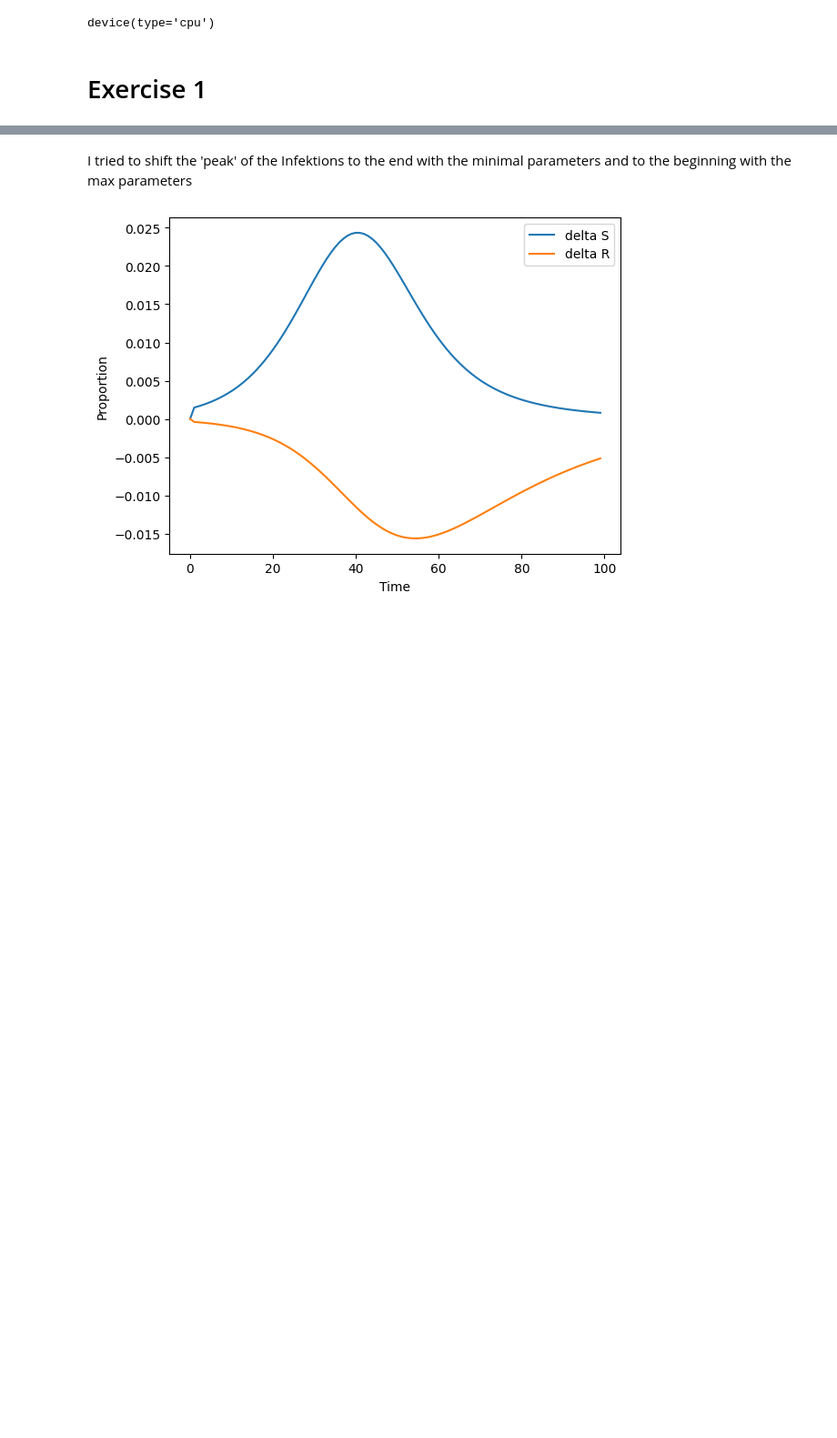
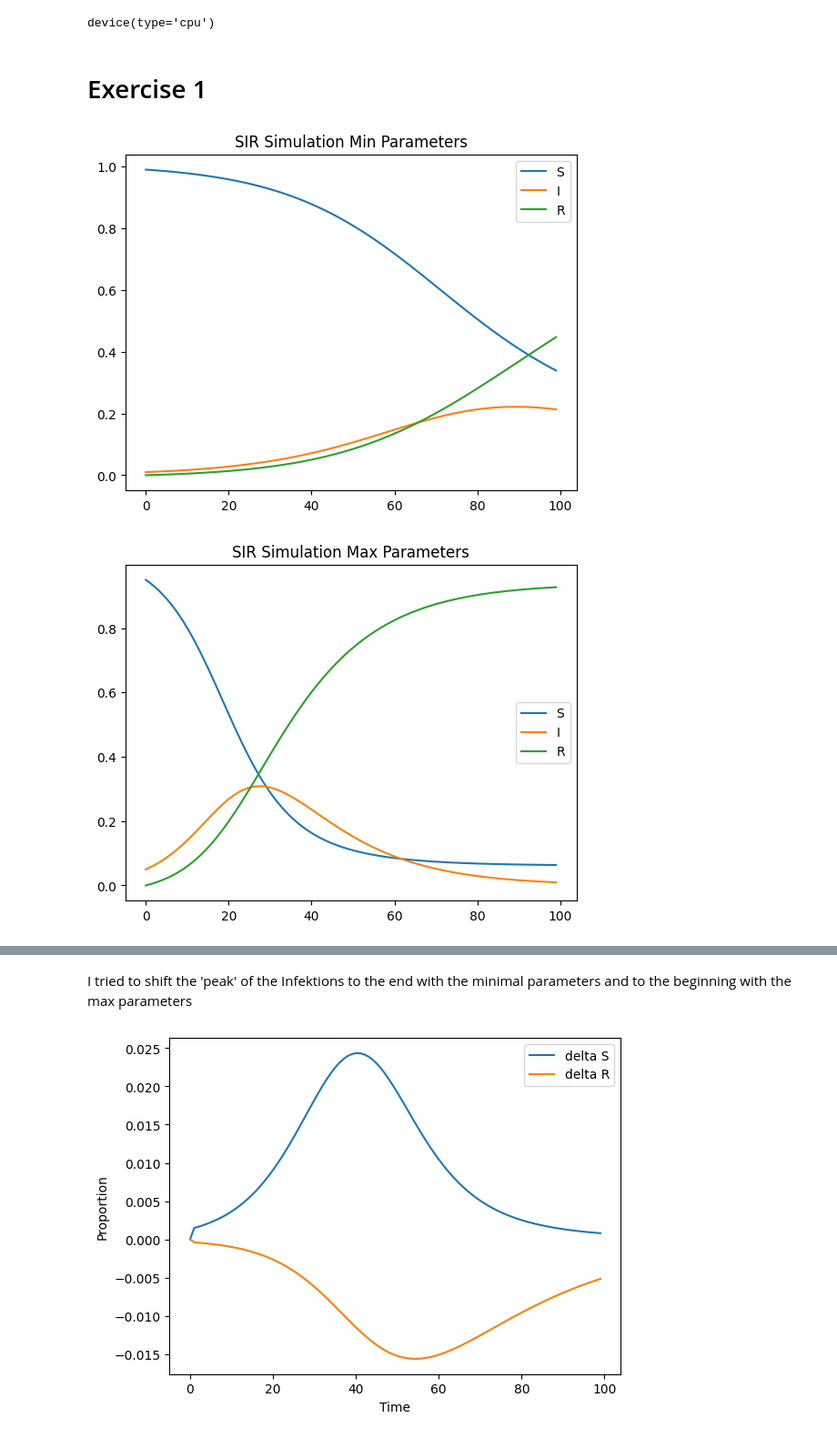
Before and after one commit to TobsTha/GNNs_2024-25, a Jupyter notebook: epidemiology.ipynb, the cells around one changed output, grey strips where cells are left out. Shown at 91% size. Saved outputs shown, nothing was run; the diff lists cells and outputs as text; code cells hidden in the pictures; blank space fills up the shorter version.

```diff
--- a/epidemiology.ipynb
+++ b/epidemiology.ipynb
@@ -15,11 +15,12 @@ device(type='cpu')
 # %% [markdown]
 # Exercise 1
 # %%
-def simulate_sir_simple(lam, mu, I_0, T):
+def simulate_sir_simple(lam, mu, I_0, T, C_returned=False):
     # initialize arrays for S, I, R
     S = np.zeros(T+1)
     I = np.zeros(T+1)
     R = np.zeros(T+1)
+    N_arr = np.zeros(T+1)
     # define odes for S, I, R
     def dS(S, I):
         return -lam*S*I
@@ -31,13 +32,15 @@ def simulate_sir_simple(lam, mu, I_0, T):
     # initial conditions
     S[0] = 1 - I_0
     I[0] = I_0
+    R[0] = 0
+    N_arr[0] = S[0] + I[0] + R[0]
 
     # simulate the ODEs
     for t in range(T):
         S[t+1] = S[t] + dS(S[t], I[t])
         I[t+1] = I[t] + dI(S[t], I[t])
         R[t+1] = R[t] + dR(I[t])
-
+        N_arr[t+1] = S[t+1] + I[t+1] + R[t+1]
     # calculate the daily changes
     delta_S = np.zeros(T)
     delta_R = np.zeros(T)
@@ -47,5 +50,36 @@ def simulate_sir_simple(lam, mu, I_0, T):
 
     X = np.array([(delta_S[i], delta_R[i]) for i in range(T)])
     C = np.array([(S[i], I[i], R[i]) for i in range(T)])
-    return X
+    # if not np.all(N_arr == 1.):
+    #     print("Error: N is not constant")
+    if C_returned:
+        return X, C
+    else:
+        return X
+# %%
+# plot the min and max parameters to see, for the later prior definition  (the C is removed from the function output, add to test new parameters)
+def plot_sir_single(lam, mu, I0, T=100, title='SIR Simulation'):
+    # simulate parameters
+    _ , C= simulate_sir_simple(lam, mu, I0, T, C_returned=True)
+
+    # plot
+    plt.plot(C[:, 0], label='S')
+    plt.plot(C[:, 1], label='I')
+    plt.plot(C[:, 2], label='R')
+    plt.title(title)
+    plt.legend()
+    plt.show()
+# %%
+lam_min=0.095
+lam_max=0.2
+mu_min=0.04
+mu_max=0.07
+I0_min=0.01
+I0_max=0.05
+
+plot_sir_single(lam_min, mu_min, I0_min, title='SIR Simulation Min Parameters')
+plot_sir_single(lam_max, mu_max, I0_max, title='SIR Simulation Max Parameters')
+# %% [output]
+[figure, added]
+[figure, added]
 # %%
```
Also changed, not shown: parts of 2 cells of this notebook.
